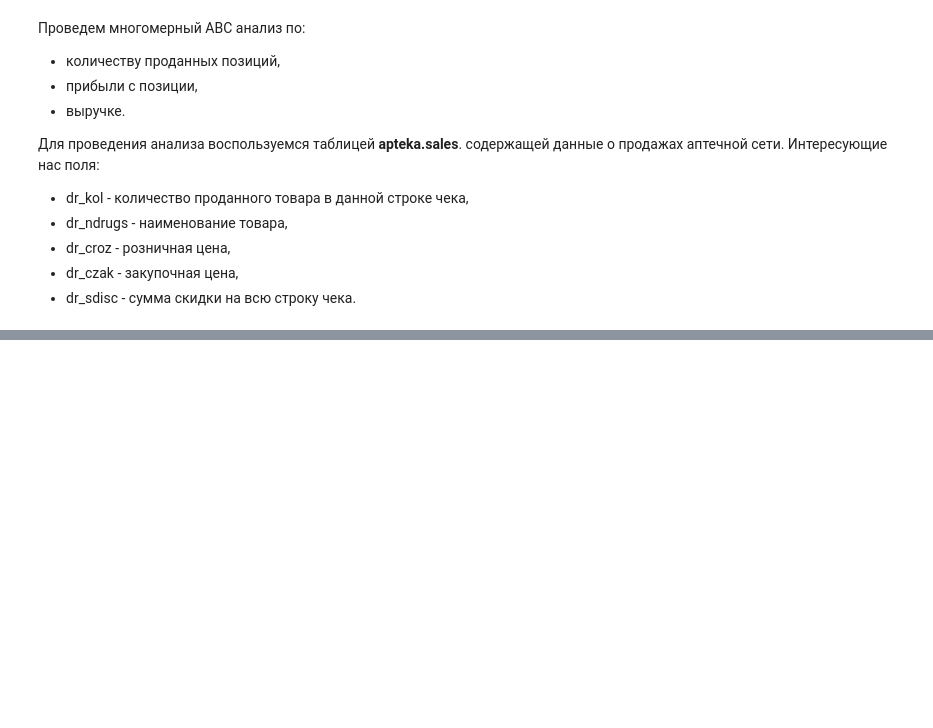
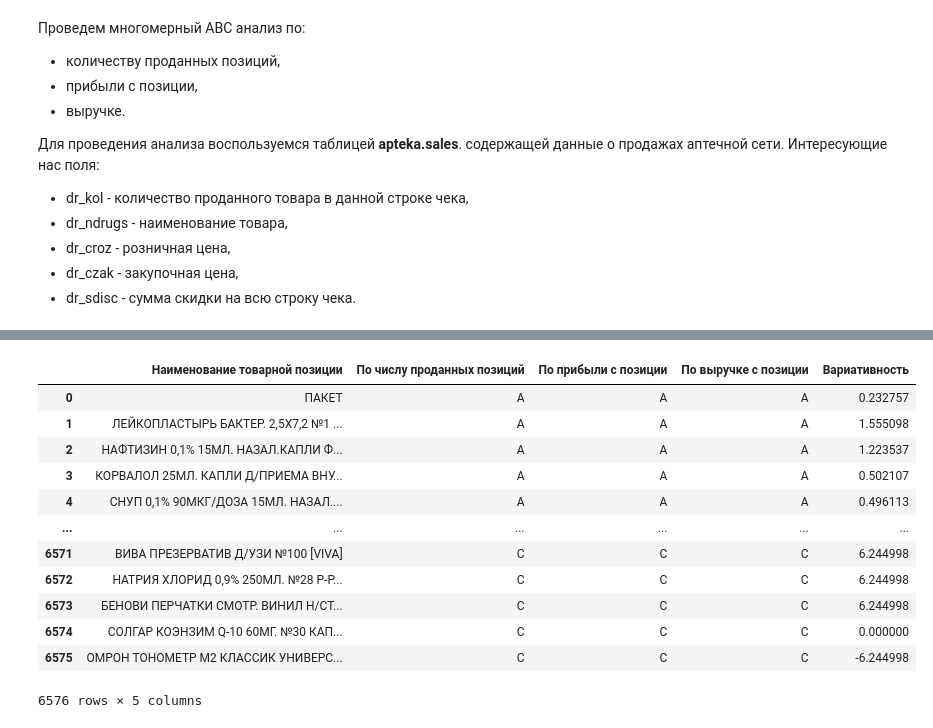
Before and after one commit to aleks-haksly/portfolio, a Jupyter notebook: Marketing analytics/ABC/ABC.ipynb, the cells around one changed output, grey strips where cells are left out. Saved outputs shown, nothing was run; the diff lists cells and outputs as text; code cells hidden in the pictures; blank space fills up the shorter version.

```diff
--- a/Marketing analytics/ABC/ABC.ipynb
+++ b/Marketing analytics/ABC/ABC.ipynb
@@ -81,0 +67,3 @@ select(sql)
+# %%
+abc_df = select(sql)
+abc_df
@@ -81,0 +377,17 @@ select(sql)
+# %%
+joined_df = pd.merge(abc_df, xyz_df, how='inner', on = "Наименование товарной позиции")
+joined_df
+# %% [output]
+|  | Наименование товарной позиции | По числу проданных позиций | По прибыли с позиции | По выручке с позиции | Вариативность |
+| 0 | ПАКЕТ | A | A | A | 0.232757 |
+| 1 | ЛЕЙКОПЛАСТЫРЬ БАКТЕР. 2,5Х7,2 №1 ... | A | A | A | 1.555098 |
+| 2 | НАФТИЗИН 0,1% 15МЛ. НАЗАЛ.КАПЛИ Ф... | A | A | A | 1.223537 |
+| 3 | КОРВАЛОЛ 25МЛ. КАПЛИ Д/ПРИЕМА ВНУ... | A | A | A | 0.502107 |
+| 4 | СНУП 0,1% 90МКГ/ДОЗА 15МЛ. НАЗАЛ.... | A | A | A | 0.496113 |
+| ... | ... | ... | ... | ... | ... |
+| 6571 | ВИВА ПРЕЗЕРВАТИВ Д/УЗИ №100 [VIVA] | C | C | C | 6.244998 |
+| 6572 | НАТРИЯ ХЛОРИД 0,9% 250МЛ. №28 Р-Р... | C | C | C | 6.244998 |
+| 6573 | БЕНОВИ ПЕРЧАТКИ СМОТР. ВИНИЛ Н/СТ... | C | C | C | 6.244998 |
+| 6574 | СОЛГАР КОЭНЗИМ Q-10 60МГ. №30 КАП... | C | C | C | 0.000000 |
+| 6575 | ОМРОН ТОНОМЕТР M2 КЛАССИК УНИВЕРС... | C | C | C | -6.244998 |
+6576 rows × 5 columns
```
Also changed, not shown: parts of 20 cells of this notebook.
